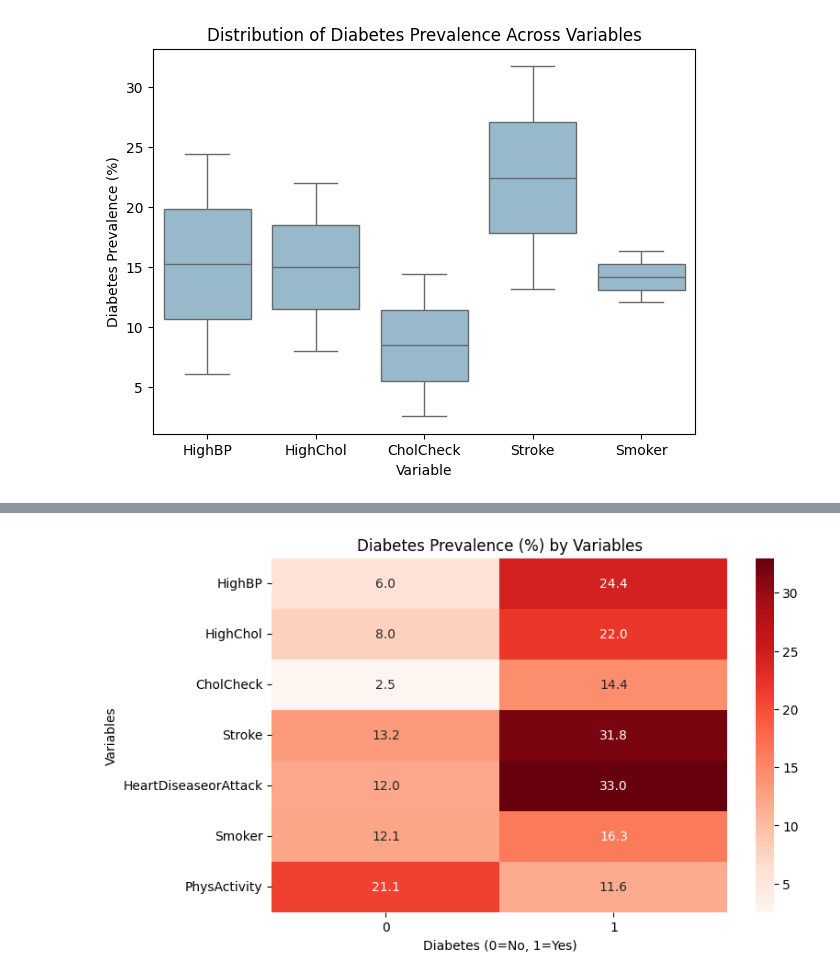
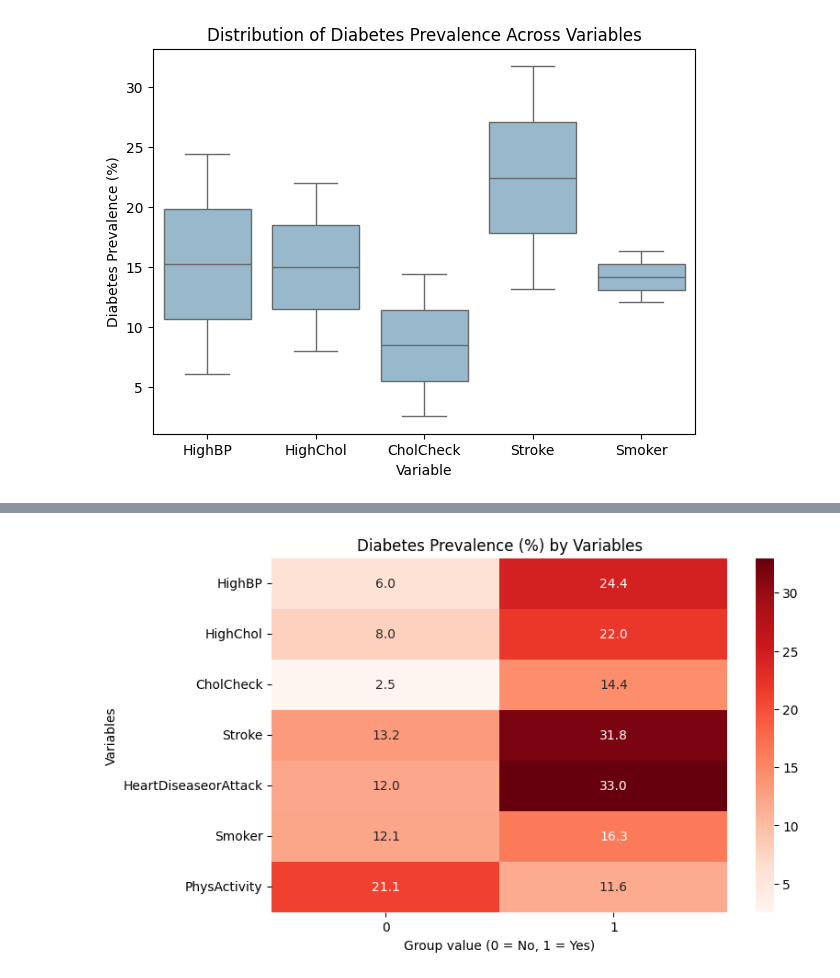
Before and after one commit to 3Frank3/Diabetes-Risk-Prediction-Fairness-Evaluation-and-Causal-Analysis-of-Physical-Activity-Using-PSM, a Jupyter notebook: 01_EDA.ipynb, the cells around one changed output, grey strips where cells are left out. Drawn from its saved outputs; the diff is of its cells as text; code cells hidden in the pictures.

```diff
--- a/01_EDA.ipynb
+++ b/01_EDA.ipynb
@@ -607,32 +598,32 @@ import matplotlib.pyplot as plt
 vars_list = [
     'HighBP', 'HighChol', 'CholCheck',
     'Stroke', 'HeartDiseaseorAttack',
     'Smoker', 'PhysActivity'
 ]
 
 # compute prevalence (only Diabetes=1)
 heatmap_data = pd.DataFrame({
     var: pd.crosstab(df[var], df['Diabetes_binary'], normalize='index')[1]
     for var in vars_list
 }).T
 
 # convert to percentage
 heatmap_data = heatmap_data * 100
 
 # plot
 plt.figure(figsize=(8,5))
 
 sns.heatmap(
     heatmap_data,
     annot=True,
     fmt=".1f",
     cmap="Reds"
 )
 
 plt.title("Diabetes Prevalence (%) by Variables")
-plt.xlabel("Diabetes (0=No, 1=Yes)")
+plt.xlabel("Group value (0 = No, 1 = Yes)")
 plt.ylabel("Variables")
 
 plt.show()
 # %% [output]
-[figure, old version]
+[figure, new version]
```
Also changed, not shown: parts of 8 cells of this notebook.
